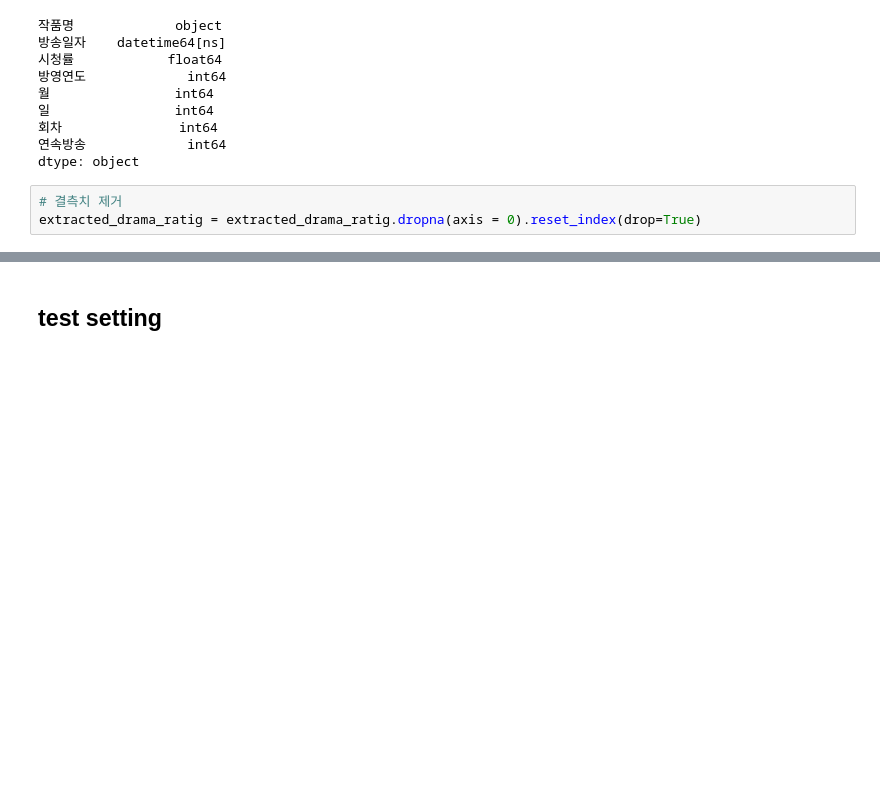
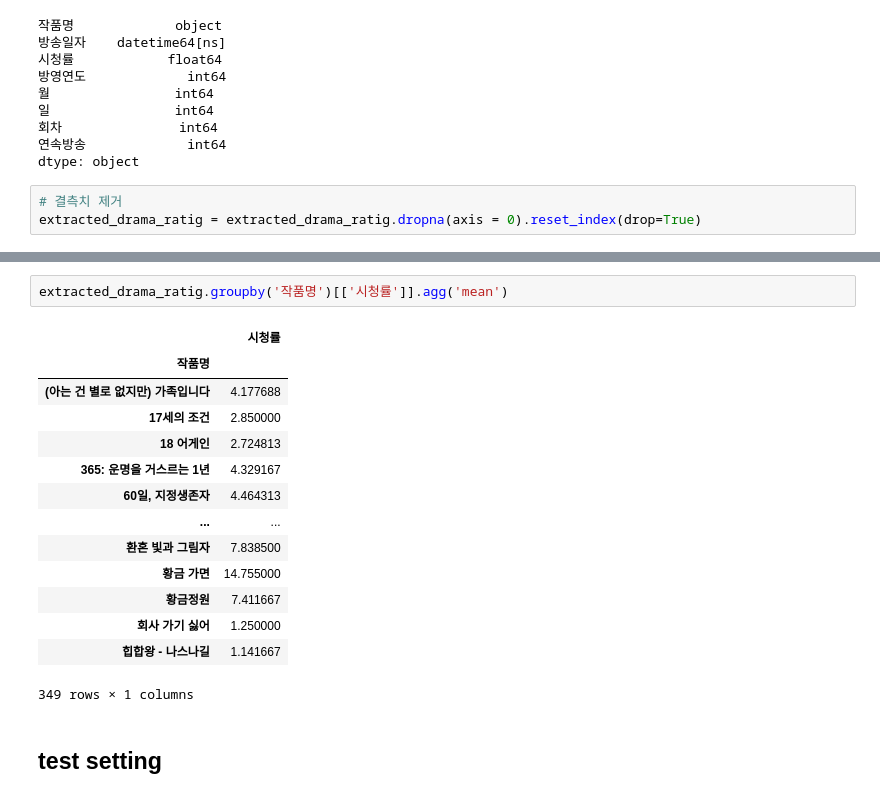
Before and after one commit to zoozero127/10th-EDA, a Jupyter notebook: Team_C/정성오/rating_abt_covid_period_t_test.ipynb, the cells around one changed output, grey strips where cells are left out. Saved outputs shown, nothing was run; the diff lists cells and outputs as text; blank space fills up the shorter version.

```diff
--- a/Team_C/정성오/rating_abt_covid_period_t_test.ipynb
+++ b/Team_C/정성오/rating_abt_covid_period_t_test.ipynb
@@ -120,3 +120,20 @@ extracted_drama_ratig
+# %%
+extracted_drama_ratig.groupby('작품명')[['시청률']].agg('mean')
+# %% [output]
+|  | 시청률 |
+| 작품명 |  |
+| (아는 건 별로 없지만) 가족입니다 | 4.177688 |
+| 17세의 조건 | 2.850000 |
+| 18 어게인 | 2.724813 |
+| 365: 운명을 거스르는 1년 | 4.329167 |
+| 60일, 지정생존자 | 4.464313 |
+| ... | ... |
+| 환혼 빛과 그림자 | 7.838500 |
+| 황금 가면 | 14.755000 |
+| 황금정원 | 7.411667 |
+| 회사 가기 싫어 | 1.250000 |
+| 힙합왕 - 나스나길 | 1.141667 |
+349 rows × 1 columns
 # %% [markdown]
 ## test setting
 # %% [markdown]
```
Also changed, not shown: parts of 12 cells of this notebook, 2 other files.
